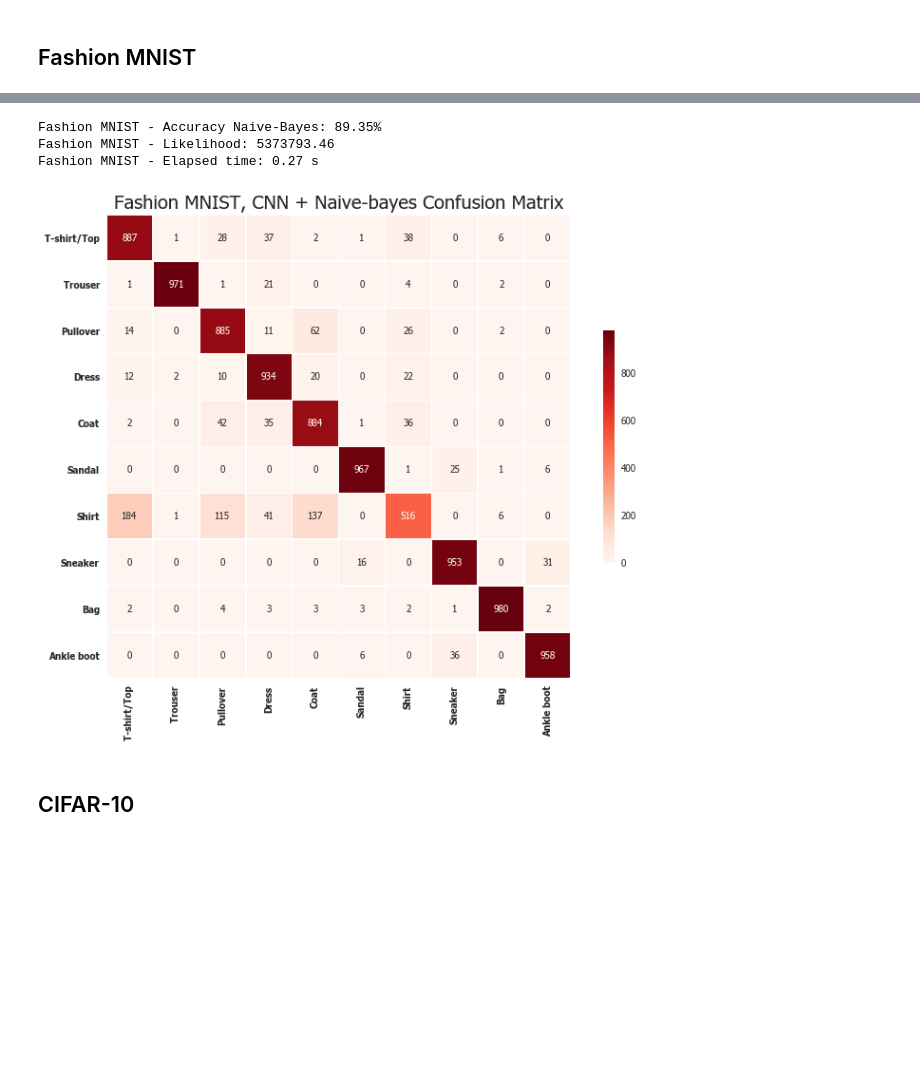
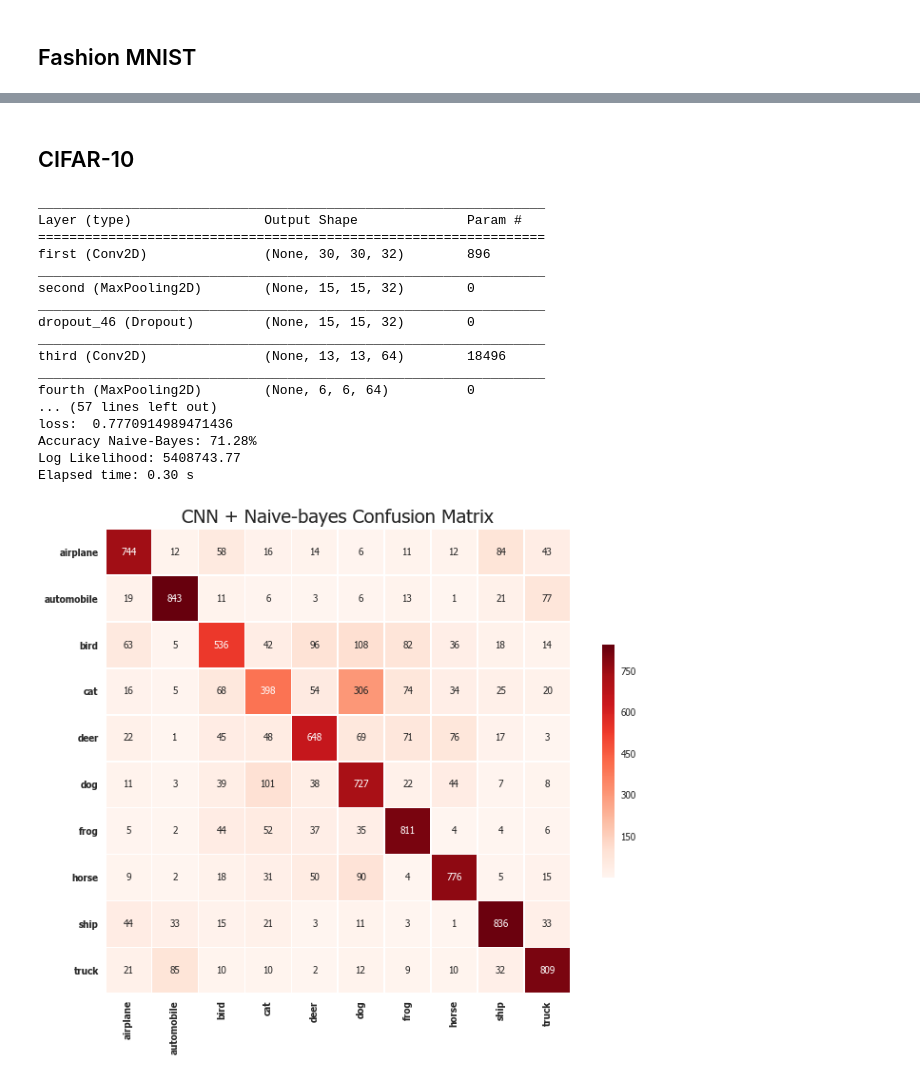
Before and after one commit to sgiammy/ASI-course, a Jupyter notebook: ae2018/ae2018.ipynb, the cells around one changed output, grey strips where cells are left out. Drawn from its saved outputs; the diff is of its cells as text; code cells hidden in the pictures; blank space fills up the shorter version.

```diff
--- a/ae2018/ae2018.ipynb
+++ b/ae2018/ae2018.ipynb
@@ -914,43 +950,2 @@ loss:  0.2454239982485771
-# %%
-from keras.models import Model
-
-'''
-Fashion MNIST - Choice of the right layer and intermediate predictions
-'''
-intermediate_layer_model = Model(inputs = model.input, outputs = model.get_layer('fifth').output)
-intermediate_train = intermediate_layer_model.predict(X_train)
-intermediate_test = intermediate_layer_model.predict(X_test)
-
-#print(np.shape(intermediate_train), np.shape(intermediate_test))
-
-'''
-Fashion MNIST - Compute prior, means and variances
-'''
-# Compute mu, sigma2, and p(t=k) for all the classes
-N = 10
-# prior_means_variances requires y+X
-intermediate_mnist_train = np.hstack((mnist_train[:,0].reshape(-1,1), intermediate_train))
-mnist_prior, mnist_means, mnist_vars = prior_means_variances(intermediate_mnist_train, N)
-
-'''
-Fashion MNIST - CNN + Naive-Bayes Prediction
-'''
-
-start_time = time.time()
-mnist_predictions, mnist_likelihood = predict(intermediate_test, mnist_prior, mnist_means, mnist_vars)
-elapsed_time = time.time() - start_time
-accuracy_ = accuracy(mnist_predictions, mnist_test[:,0])
-
-print('Fashion MNIST - Accuracy Naive-Bayes: %.2f%%' % (accuracy_ * 100))
-print('Fashion MNIST - Likelihood: %.2f' %mnist_likelihood)
-print('Fashion MNIST - Elapsed time: %.2f s' %elapsed_time)
-# %% [output]
-Fashion MNIST - Accuracy Naive-Bayes: 89.35%
-Fashion MNIST - Likelihood: 5373793.46
-Fashion MNIST - Elapsed time: 0.27 s
-# %%
-plot_confusion_matrix(mnist_test[:,0], mnist_predictions[:],'Fashion MNIST, CNN + Naive-bayes Confusion Matrix', mnist_labels)
-# %% [output]
-[figure, removed]
 # %% [markdown]
 ## CIFAR-10
@@ -957,25 +957,41 @@ plot_confusion_matrix(mnist_test[:,0], mnist_predictions[:],'Fashion MNIST, CNN
 # %%
 '''
 CIFAR-10 - Data Pre-processing
 '''
-X_train = np.array(cifar_train[:, 1:])
-X_test = np.array(cifar_test[:, 1:])
-
-sc = StandardScaler()
-X_train = sc.fit_transform(X_train)
-X_test = sc.transform(X_test)
+X_train = images
+X_test = images_test
 
 y_train = to_categorical(np.array(cifar_train[:, 0]))
 y_test = to_categorical(np.array(cifar_test[:, 0]))
 
 img_rows, img_cols = 32, 32
 
 X_train = X_train.astype('float32')
 X_test = X_test.astype('float32')
 
 
 '''
 CIFAR-10 - Build CNN
 '''
 
-model = build_cnn(X_train, y_train, X_test, y_test, img_rows, img_cols, 3, 25)
+model = build_cnn(X_train, y_train, X_test, y_test, img_rows, img_cols, 3, 20)
+cnn_naive_bayes(X_train, y_train, X_test, y_test, cls.reshape(-1,1),cifar_test[:,0], class_names )
+# %% [output]
+_________________________________________________________________
+Layer (type)                 Output Shape              Param #
+=================================================================
+first (Conv2D)               (None, 30, 30, 32)        896
+_________________________________________________________________
+second (MaxPooling2D)        (None, 15, 15, 32)        0
+_________________________________________________________________
+dropout_46 (Dropout)         (None, 15, 15, 32)        0
+_________________________________________________________________
+third (Conv2D)               (None, 13, 13, 64)        18496
+_________________________________________________________________
+fourth (MaxPooling2D)        (None, 6, 6, 64)          0
+... (57 lines left out)
+loss:  0.7770914989471436
+Accuracy Naive-Bayes: 71.28%
+Log Likelihood: 5408743.77
+Elapsed time: 0.30 s
+[figure, added]
```
Also changed, not shown: parts of 16 cells of this notebook.
